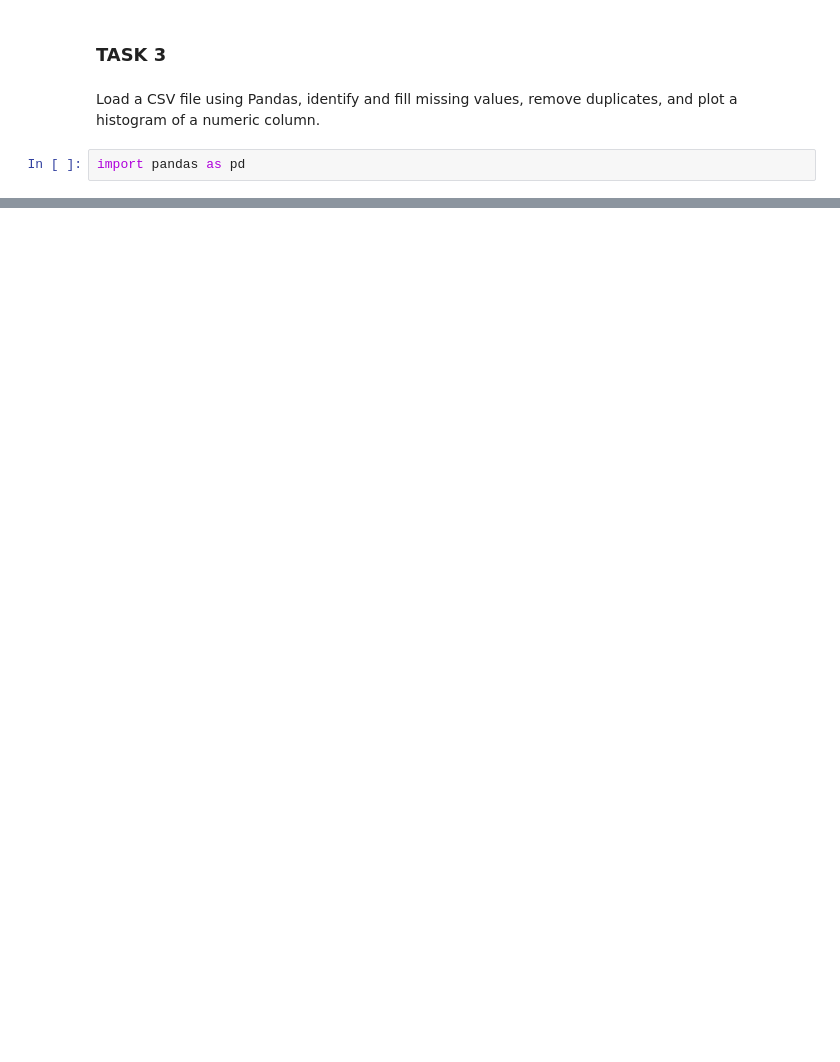
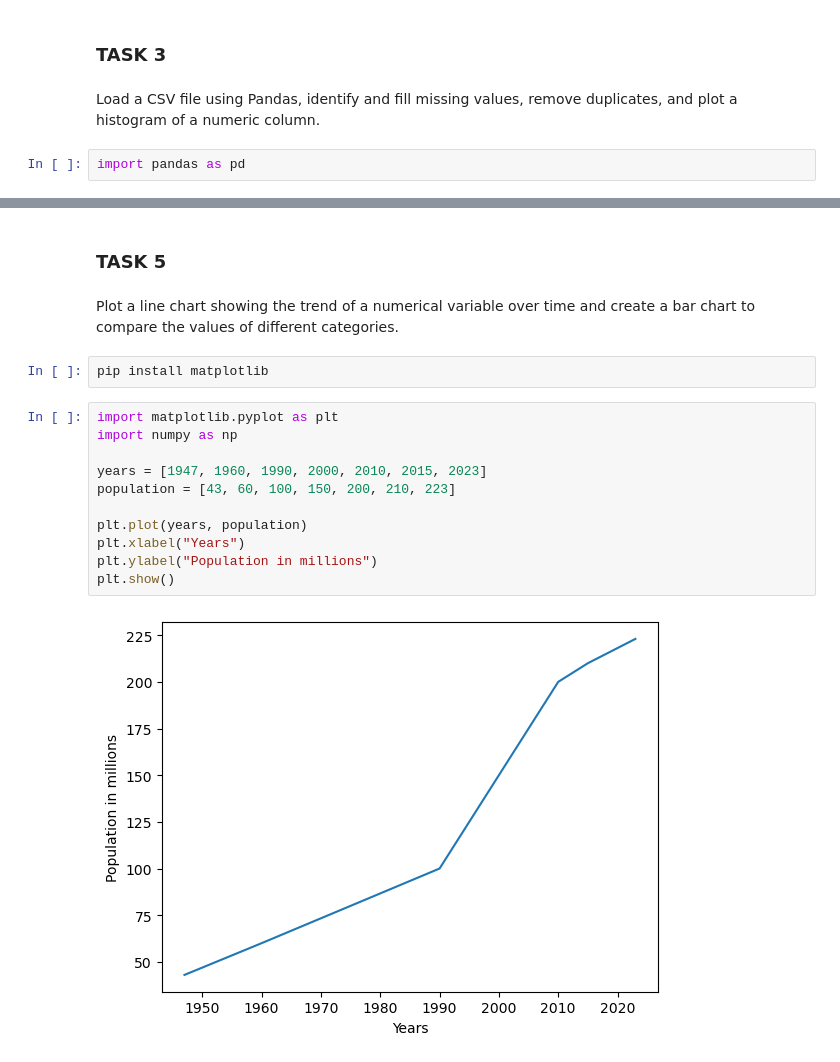
Before and after one commit to joharkhan99/Data-Science-Internship, a Jupyter notebook: Week1/Zero Semester.ipynb, the cells around one changed output, grey strips where cells are left out. Saved outputs shown, nothing was run; the diff lists cells and outputs as text; blank space fills up the shorter version.

Commit message:
added numpy and matplotlib tasks

```diff
--- a/Week1/Zero Semester.ipynb
+++ b/Week1/Zero Semester.ipynb
@@ -112,0 +78,19 @@ df.plot.hist(column=['age'])
+# %% [markdown]
+### TASK 5
+# %% [markdown]
+Plot a line chart showing the trend of a numerical variable over time and create a bar chart to compare the values of different categories.
+# %%
+pip install matplotlib
+# %%
+import matplotlib.pyplot as plt
+import numpy as np
+
+years = [1947, 1960, 1990, 2000, 2010, 2015, 2023]
+population = [43, 60, 100, 150, 200, 210, 223]
+
+plt.plot(years, population)
+plt.xlabel("Years")
+plt.ylabel("Population in millions")
+plt.show()
+# %% [output]
+[figure, added]
```
Also changed, not shown: parts of 16 cells of this notebook.
